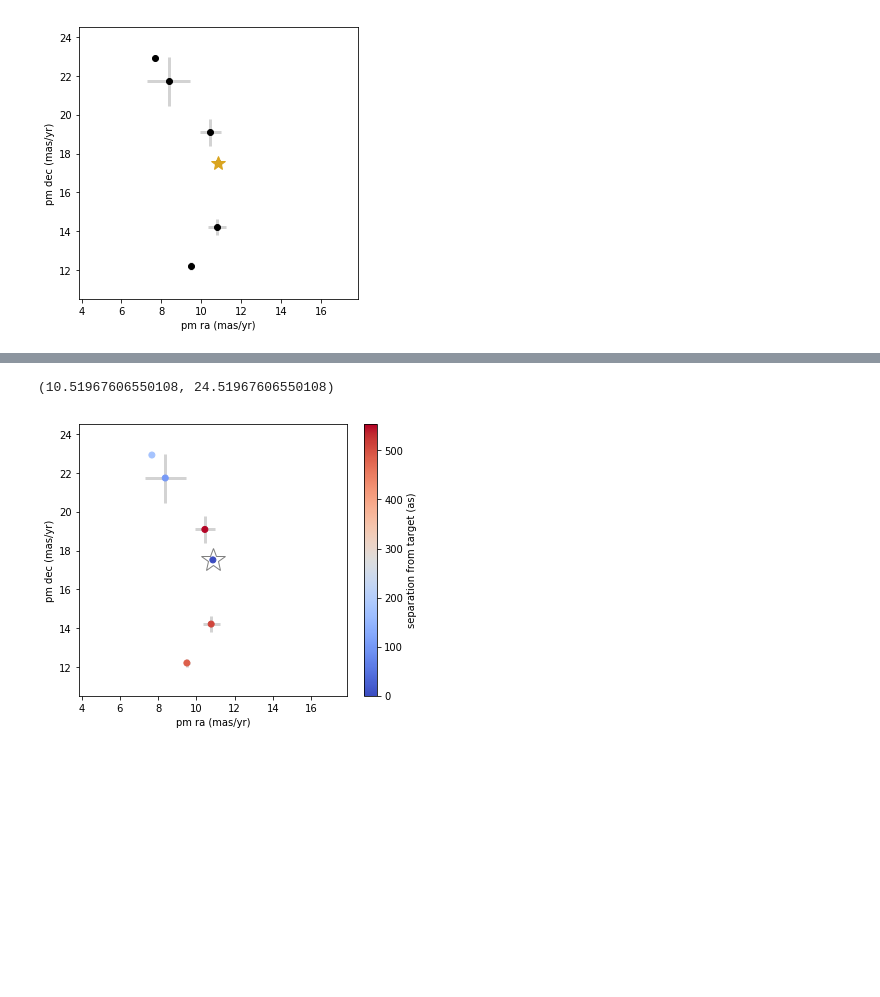
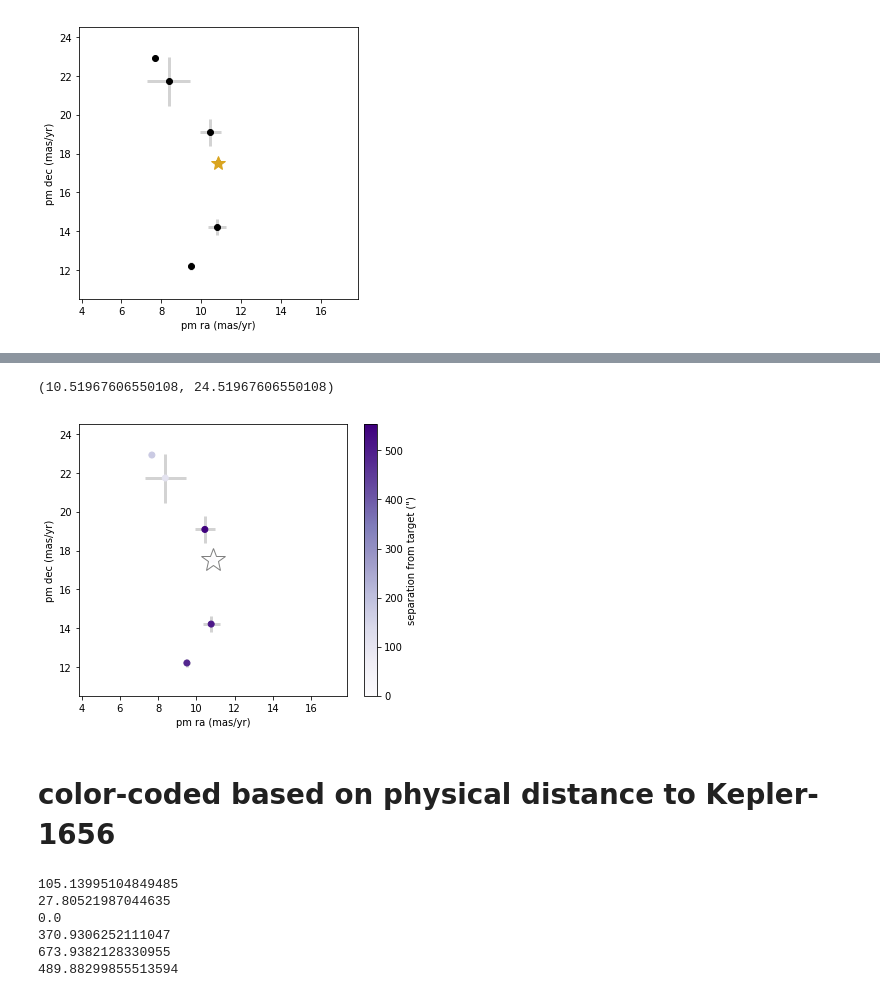
Before and after one commit to isabelangelo/SubSaturnSimulation, a Jupyter notebook: binary_search/proper_motion_plot.ipynb, the cells around one changed output, grey strips where cells are left out. Drawn from its saved outputs; the diff is of its cells as text; code cells hidden in the pictures; blank space fills up the shorter version.

```diff
--- a/binary_search/proper_motion_plot.ipynb
+++ b/binary_search/proper_motion_plot.ipynb
@@ -116,14 +116,13 @@ close_targets
 # %%
 pmra = []; pmra_error = []
 pmdec = []; pmdec_error = []
-plx = []; d = []
+plx = []; sep = []
 for index,row in close_targets.iterrows():
     pmra.append(row['pmra']);pmra_error.append(row['pmra_error'])
     pmdec.append(row['pmdec']);pmdec_error.append(row['pmdec_error'])
     plx.append(row['parallax'])
     # compute separation in arcsec
-    print(type(host_ra))
     d_ra = host_ra - row['ra']
     d_dec = host_dec - row['dec']
-    distance = np.sqrt(d_ra**2.+d_dec**2.)*3600 # convert to milliarcsec
-    d.append(distance)
+    distance_on_sky = np.sqrt(d_ra**2.+d_dec**2.)*3600 # convert to milliarcsec
+    sep.append(distance_on_sky)
@@ -171,24 +167,24 @@ plt.ylim(host_star['pmdec'].to_numpy()[0]-7,host_star['pmdec'].to_numpy()[0]+7)
 # %%
 # color code according to separation on the sky
 plt.figure(figsize=(6,5))
 
 scatter_kwargs = {"zorder":100}
 error_kwargs = {"lw":.5, "zorder":1}
 star_kwargs = {"zorder":0}
 
 plt.plot(host_pmra, host_pmdec,\
          '*', markersize=25,color='white',fillstyle='full', \
          markeredgecolor='grey', **star_kwargs)
-plt.scatter(pmra, pmdec, c=d, cmap='coolwarm', **scatter_kwargs)
+plt.scatter(pmra, pmdec, c=sep, cmap='Purples', **scatter_kwargs)
 plt.errorbar(pmra, pmdec, yerr=pmdec_error, xerr=pmra_error, \
              ecolor='lightgray', elinewidth=3, fmt='none', marker='none', mew=0, **error_kwargs)
 
 
-plt.colorbar(label='separation from target (as)')
+plt.colorbar(label='separation from target (")')
 plt.xlabel('pm ra (mas/yr)')
 plt.ylabel('pm dec (mas/yr)')
 plt.xlim(host_star['pmra'].to_numpy()[0]-7,host_star['pmra'].to_numpy()[0]+7)
 plt.ylim(host_star['pmdec'].to_numpy()[0]-7,host_star['pmdec'].to_numpy()[0]+7)
 # %% [output]
 (10.51967606550108, 24.51967606550108)
-[figure, old version]
+[figure, new version]
@@ -198,0 +191,2 @@ plt.ylim(host_star['pmdec'].to_numpy()[0]-7,host_star['pmdec'].to_numpy()[0]+7)
+# %% [markdown]
+# color-coded based on physical distance to Kepler-1656
@@ -198,0 +199,23 @@ plt.ylim(host_star['pmdec'].to_numpy()[0]-7,host_star['pmdec'].to_numpy()[0]+7)
+# %%
+# compute distance to target for each object
+distance = []
+for index,row in close_targets.iterrows():
+    # get ra, dec in degrees
+    ra = row['ra']; dec = row['dec']
+    # determine distance from parallax
+    object_plx = row['parallax']*0.001 # convert to arcsec
+    object_distance = 1/object_plx # in pc
+    # compute XYZ distance from Earth
+    X,Y,Z = xyz(ra,dec,object_distance)
+    # convert to distance from host
+    dx = hostX-X; dy = hostY-Y; dz = hostZ-Z
+    distance_to_host = np.sqrt(dx**2.+dy**2.+dz**2.) # in pc
+    print(distance_to_host)
+    distance.append(distance_to_host)
+# %% [output]
+105.13995104849485
+27.80521987044635
+0.0
+370.9306252111047
+673.9382128330955
+489.88299855513594
```
Also changed, not shown: parts of 8 cells of this notebook, 8 other files.
